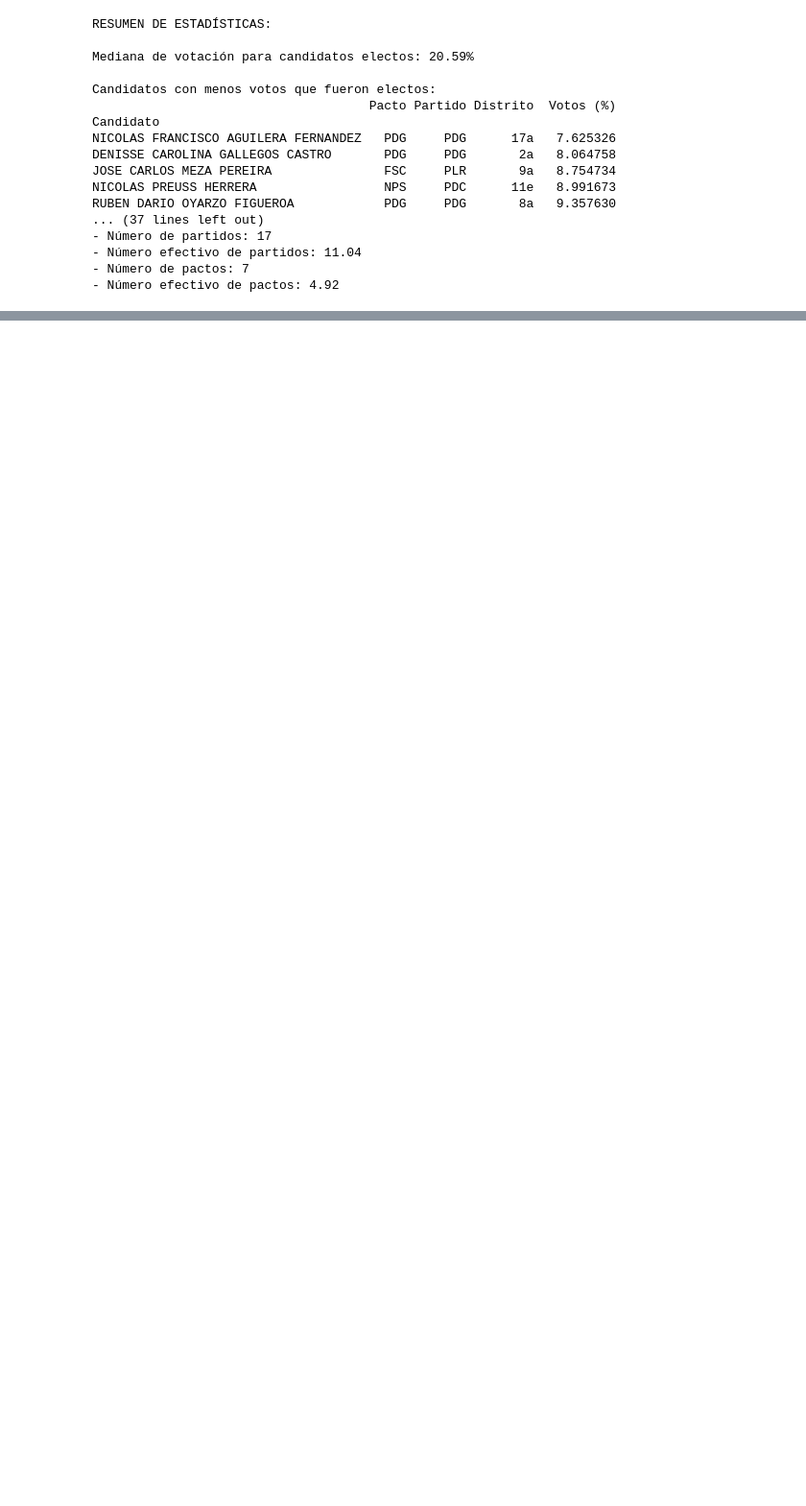
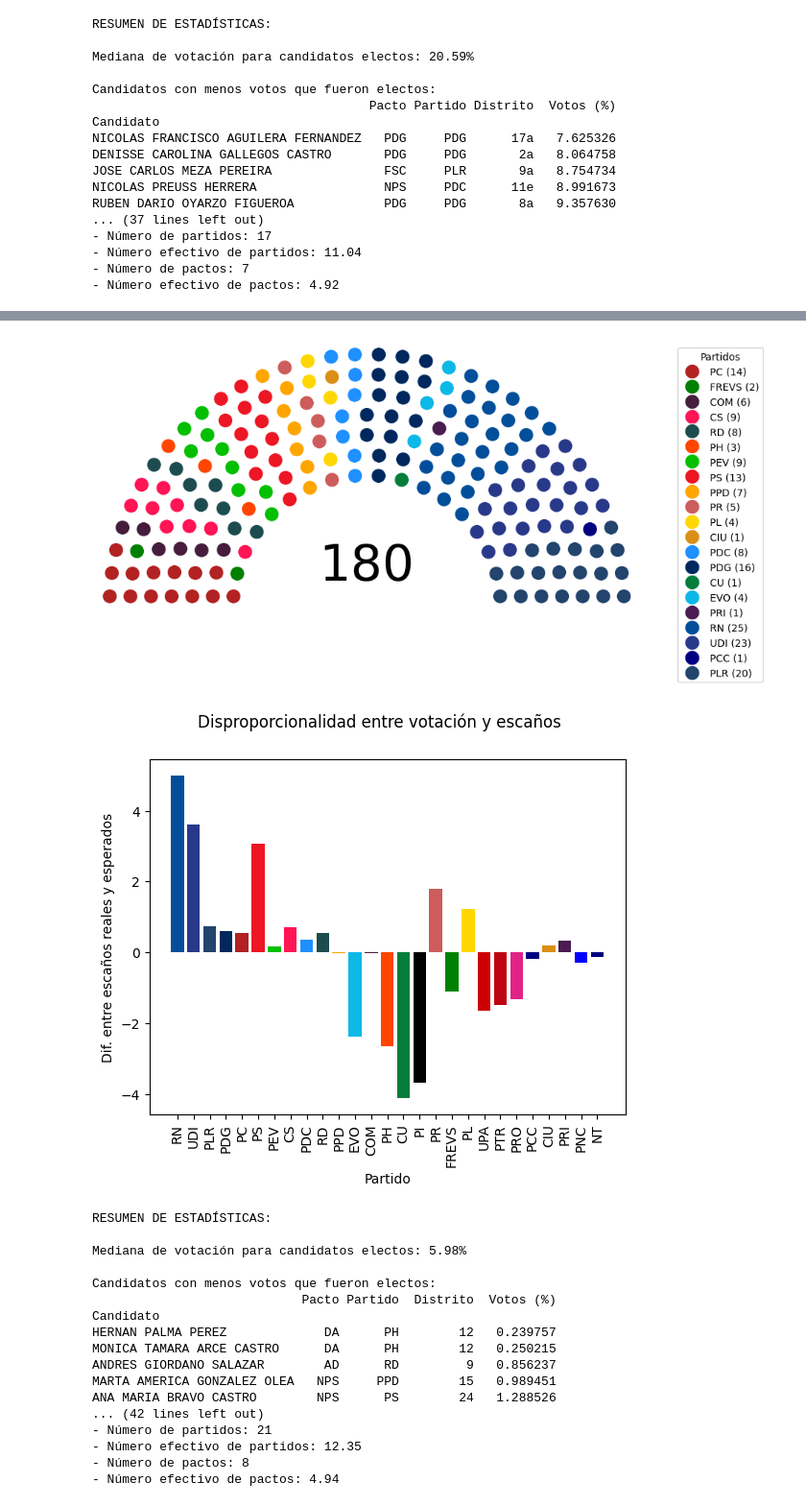
Before and after one commit to claugaete/sistemas-electorales, a Jupyter notebook: informe.ipynb, the cells around one changed output, grey strips where cells are left out. Shown at 96% size. Drawn from its saved outputs; the diff is of its cells as text; code cells hidden in the pictures; blank space fills up the shorter version.

```diff
--- a/informe.ipynb
+++ b/informe.ipynb
@@ -989,0 +1042,40 @@ RUBEN DARIO OYARZO FIGUEROA            PDG     PDG       8a   9.357630
+# %%
+results_dhondt_level = appoint_divisor_mixed(
+    df,
+    fixed_district_seats=district_seats,
+    top_up_seats=25,
+    district_type="dhondt",
+    national_type="dhondt",
+    district_party_threshold=0.00,
+    national_party_threshold=0.04,
+    district_selection_criteria=("votes", False),
+    national_selection_criteria=("votes", False)
+)
+
+app_dhondt_level = Apportionment(
+    results=results_dhondt_level,
+    colors=colors,
+    party_order=party_order
+)
+
+app_dhondt_level.summary()
+# %% [output]
+[figure, added]
+[figure, added]
+RESUMEN DE ESTADÍSTICAS:
+
+Mediana de votación para candidatos electos: 5.98%
+
+Candidatos con menos votos que fueron electos:
+                            Pacto Partido  Distrito  Votos (%)
+Candidato
+HERNAN PALMA PEREZ             DA      PH        12   0.239757
+MONICA TAMARA ARCE CASTRO      DA      PH        12   0.250215
+ANDRES GIORDANO SALAZAR        AD      RD         9   0.856237
+MARTA AMERICA GONZALEZ OLEA   NPS     PPD        15   0.989451
+ANA MARIA BRAVO CASTRO        NPS      PS        24   1.288526
+... (42 lines left out)
+- Número de partidos: 21
+- Número efectivo de partidos: 12.35
+- Número de pactos: 8
+- Número efectivo de pactos: 4.94
```
Also changed, not shown: parts of 7 cells of this notebook, 1 other file.
